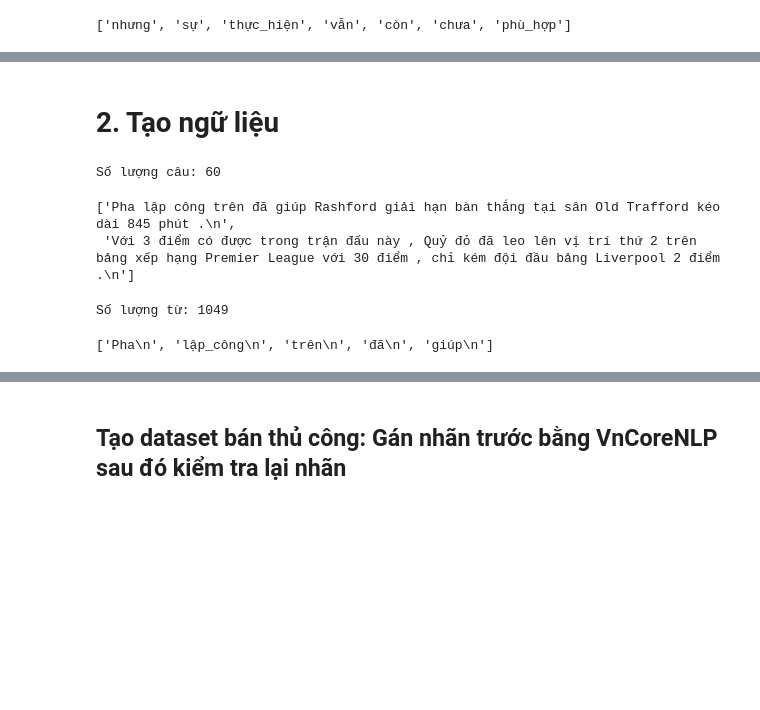
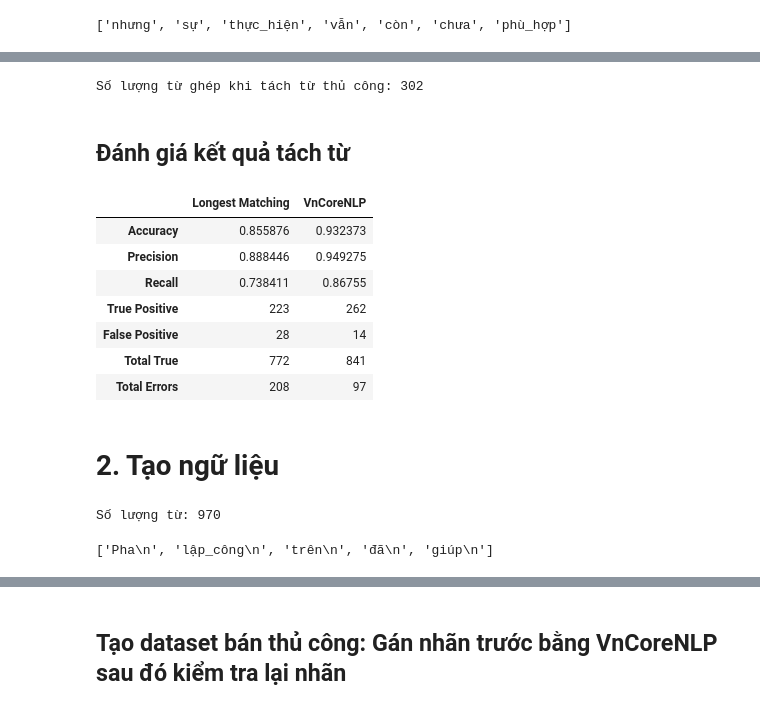
Before and after one commit to ds4v/vietnamese-pos-tagging, a Jupyter notebook: source.ipynb, the cells around one changed output, grey strips where cells are left out. Drawn from its saved outputs; the diff is of its cells as text; code cells hidden in the pictures; blank space fills up the shorter version.

```diff
--- a/Parts of Speech Tagging.ipynb
+++ b/source.ipynb
@@ -88,0 +155,10 @@ word_list[0]
+# %%
+count_manual_tokenize_compounds = 0
+for sentence in manual_tokenize_sentences:
+    for word in sentence.split():
+        if '_' in word: count_manual_tokenize_compounds += 1
+print('Số lượng từ ghép khi tách từ thủ công:', count_manual_tokenize_compounds)
+# %% [output]
+Số lượng từ ghép khi tách từ thủ công: 302
+# %% [markdown]
+## Đánh giá kết quả tách từ
@@ -89,10 +196,55 @@ word_list[0]
+# %%
+def tokenize_evaluation(pred, source, n_grams = 3):
+    total_true = 0
+    total_errors = 0
+    total_words = 0
+
+    pred_tp = 0
+    pred_fp = 0
+
+    for pred_sentence, source_sentence in zip(pred, source):
+        total_words += len(source_sentence.split())
+        if pred_sentence != source_sentence:
+            true, error, tp, fp = count_correct_words(pred_sentence, source_sentence, n_grams)
+            total_true += true
+            total_errors += error
+            pred_tp += tp
+            pred_fp += fp
+        else:
+            for word in source_sentence.split():
+                if '_' in word: pred_tp += 1
+                total_true += 1
+    return {
+        'Accuracy': total_true / total_words,
+        'Precision': pred_tp / (pred_tp + pred_fp),
+        'Recall': pred_tp / count_manual_tokenize_compounds,
+        'True Positive': pred_tp,
+        'False Positive': pred_fp,
+        'Total True': total_true,
+        'Total Errors': total_errors
+    }
+# %%
+longest_matching_evaluation = tokenize_evaluation(longest_matching_sentences, manual_tokenize_sentences)
+vncore_evaluation = tokenize_evaluation(vncore_sentences, manual_tokenize_sentences)
+pd.DataFrame(
+    [longest_matching_evaluation, vncore_evaluation],
+    index = ['Longest Matching', 'VnCoreNLP']
+).astype(object).T
+# %% [output]
+|  | Longest Matching | VnCoreNLP |
+| Accuracy | 0.855876 | 0.932373 |
+| Precision | 0.888446 | 0.949275 |
+| Recall | 0.738411 | 0.86755 |
+| True Positive | 223 | 262 |
+| False Positive | 28 | 14 |
+| Total True | 772 | 841 |
+| Total Errors | 208 | 97 |
 # %% [markdown]
 # 2. Tạo ngữ liệu
 # %%
-sentences = open('resources/sentences.txt', encoding='utf-8').readlines()
-print('Số lượng câu:', len(sentences))
-sentences[0:2]
+tokens = open('tokenize/manual_tokens.txt', encoding='utf-8').readlines()
+print('Số lượng từ:', len(tokens))
+tokens[0:5]
 # %% [output]
-Số lượng câu: 60
+Số lượng từ: 970
-['Pha lập công trên đã giúp Rashford giải hạn bàn thắng tại sân Old Trafford kéo dài 845 phút .\n',
- 'Với 3 điểm có được trong trận đấu này , Quỷ đỏ đã leo lên vị trí thứ 2 trên bảng xếp hạng Premier League với 30 điểm , chỉ kém đội đầu bảng Liverpool 2 điểm .\n']
+['Pha\n', 'lập_công\n', 'trên\n', 'đã\n', 'giúp\n']
@@ -111,7 +250,0 @@ with open('resources/vncore_tokens.txt', 'w', encoding='utf-8') as f:
-# %%
-longest_matching_tokens = open('resources/longest_matching_tokens.txt', encoding='utf-8').readlines()
-print('Số lượng từ:', len(longest_matching_tokens))
-longest_matching_tokens[0:5]
-# %% [output]
-Số lượng từ: 1049
-['Pha\n', 'lập_công\n', 'trên\n', 'đã\n', 'giúp\n']
```
Also changed, not shown: parts of 45 cells of this notebook, 8 other files.
